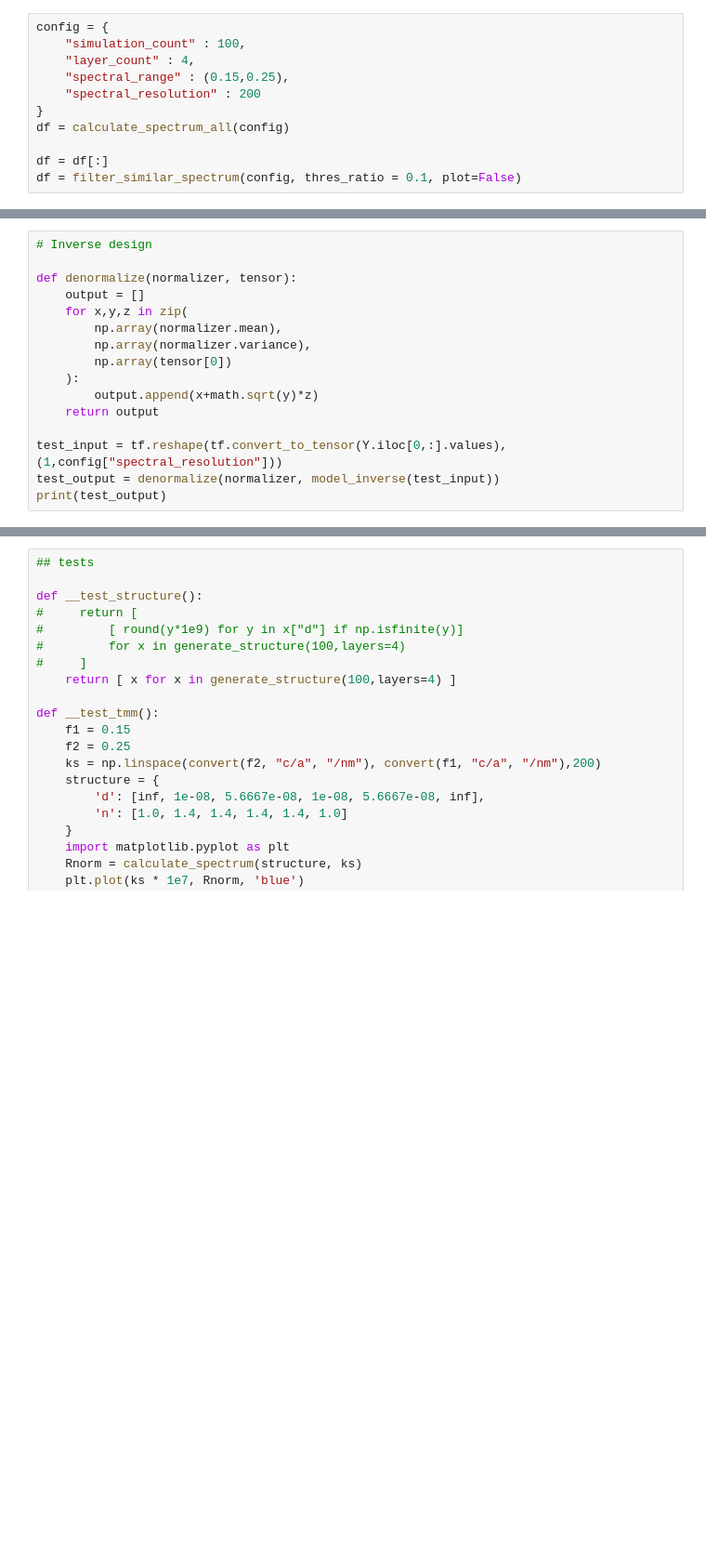
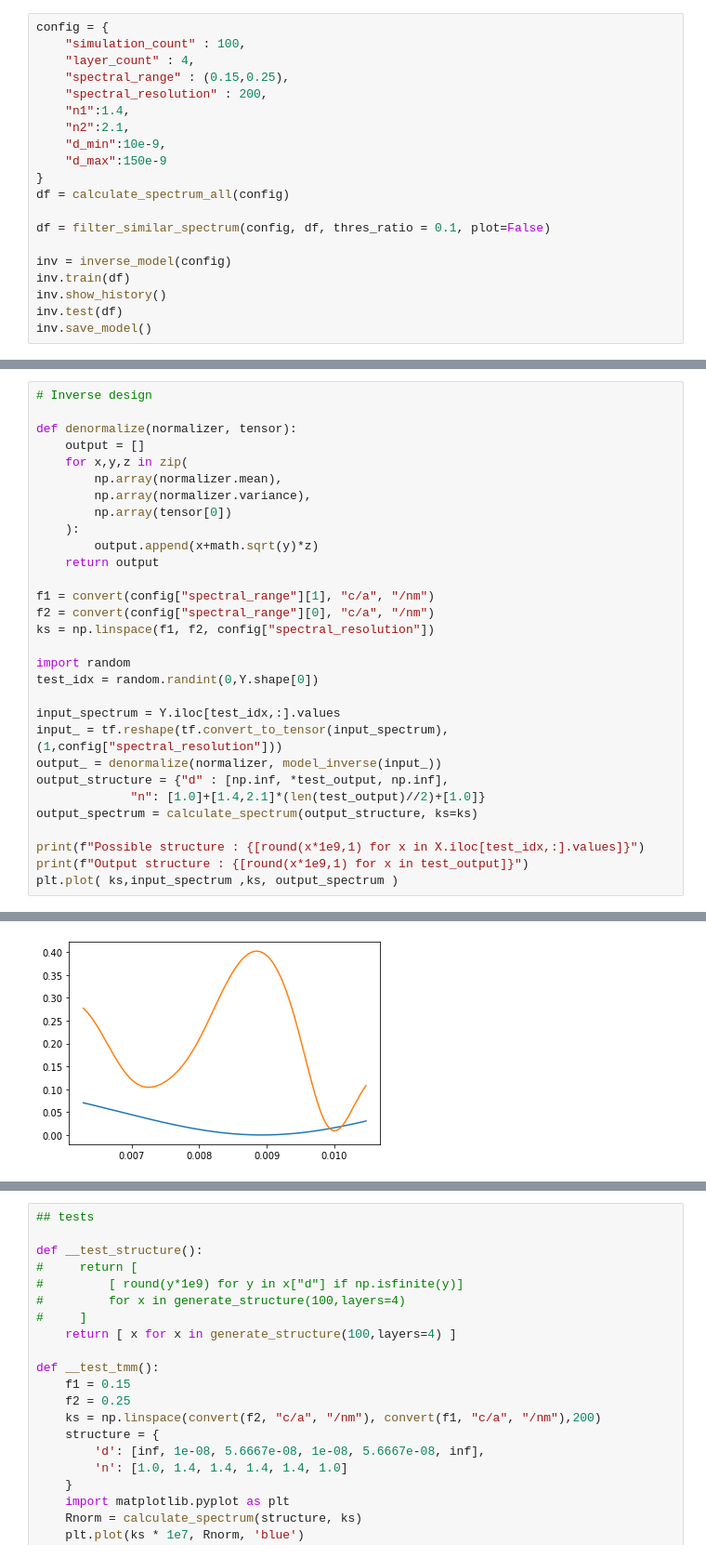
Before and after one commit to Thessal/inverse_design, a Jupyter notebook: dev.ipynb, the cells around one changed output, grey strips where cells are left out. Shown at 93% size. Saved outputs shown, nothing was run; the diff lists cells and outputs as text; blank space fills up the shorter version.

```diff
--- a/dev.ipynb
+++ b/dev.ipynb
@@ -116,9 +234,18 @@ config = {
     "simulation_count" : 100,
     "layer_count" : 4,
     "spectral_range" : (0.15,0.25),
-    "spectral_resolution" : 200
+    "spectral_resolution" : 200,
+    "n1":1.4,
+    "n2":2.1,
+    "d_min":10e-9,
+    "d_max":150e-9
 }
 df = calculate_spectrum_all(config)
 
-df = df[:]
-df = filter_similar_spectrum(config, thres_ratio = 0.1, plot=False)
+df = filter_similar_spectrum(config, df, thres_ratio = 0.1, plot=False)
+
+inv = inverse_model(config)
+inv.train(df)
+inv.show_history()
+inv.test(df)
+inv.save_model()
@@ -257,7 +368,21 @@ def denormalize(normalizer, tensor):
         output.append(x+math.sqrt(y)*z)
     return output
 
-test_input = tf.reshape(tf.convert_to_tensor(Y.iloc[0,:].values),(1,config["spectral_resolution"]))
-test_output = denormalize(normalizer, model_inverse(test_input))
-print(test_output)
+f1 = convert(config["spectral_range"][1], "c/a", "/nm")
+f2 = convert(config["spectral_range"][0], "c/a", "/nm")
+ks = np.linspace(f1, f2, config["spectral_resolution"])
+
+import random
+test_idx = random.randint(0,Y.shape[0])
+
+input_spectrum = Y.iloc[test_idx,:].values
+input_ = tf.reshape(tf.convert_to_tensor(input_spectrum),(1,config["spectral_resolution"]))
+output_ = denormalize(normalizer, model_inverse(input_))
+output_structure = {"d" : [np.inf, *test_output, np.inf],
+             "n": [1.0]+[1.4,2.1]*(len(test_output)//2)+[1.0]}
+output_spectrum = calculate_spectrum(output_structure, ks=ks)
+
+print(f"Possible structure : {[round(x*1e9,1) for x in X.iloc[test_idx,:].values]}")
+print(f"Output structure : {[round(x*1e9,1) for x in test_output]}")
+plt.plot( ks,input_spectrum ,ks, output_spectrum )
 # %% [output]
@@ -264,0 +393 @@ print(test_output)
+[figure, added]
```
Also changed, not shown: parts of 9 cells of this notebook, 1 other file.
